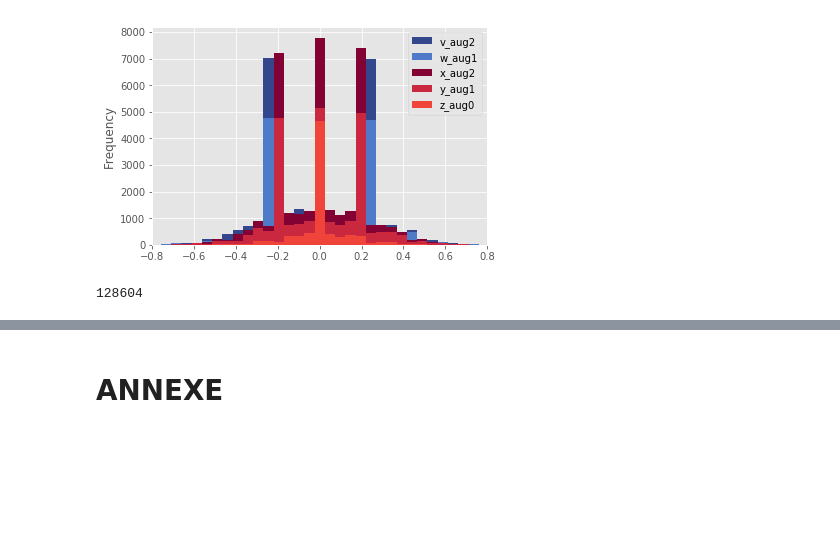
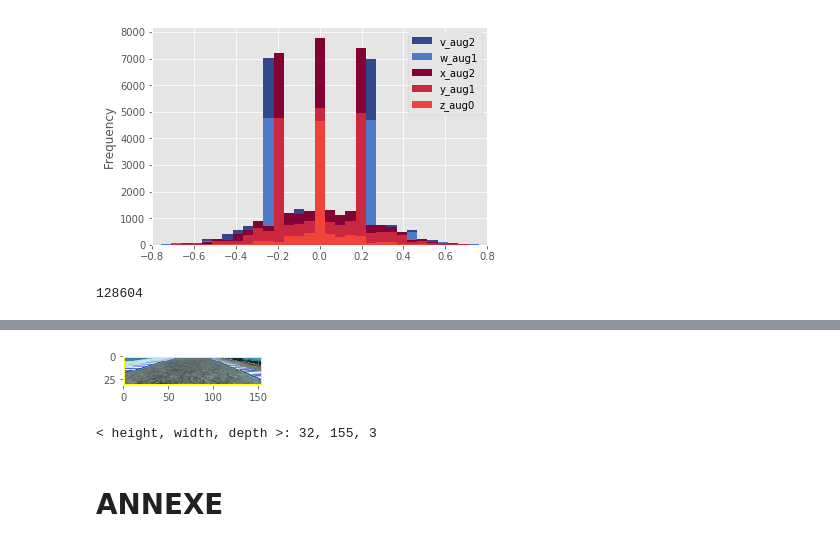
Before and after one commit to chatmoon/SDC_PRJ03_Cloning, a Jupyter notebook: _01_WIP/_Writeup_/_DATA EXPLORATION_.ipynb, the cells around one changed output, grey strips where cells are left out. Drawn from its saved outputs; the diff is of its cells as text; code cells hidden in the pictures; blank space fills up the shorter version.

```diff
--- a/_01_WIP/_Writeup_/_DATA EXPLORATION_.ipynb
+++ b/_01_WIP/_Writeup_/_DATA EXPLORATION_.ipynb
@@ -146,3 +217,11 @@ len(steering)+len(angles)+len(augmented_angles) +len(angl2s)+len(augmented_angl2
+# %%
+image = cv2.resize(cv2.imread(center[index])[top_crop:bottom_crop, :, :],
+                         (image_width, image_height),
+                         cv2.INTER_AREA)
+display_image(image, 3)
+# %% [output]
+[figure, added]
+< height, width, depth >: 32, 155, 3
 # %% [markdown]
 # ANNEXE
 # %% [markdown]
```
Also changed, not shown: parts of 9 cells of this notebook, 3 other files.
